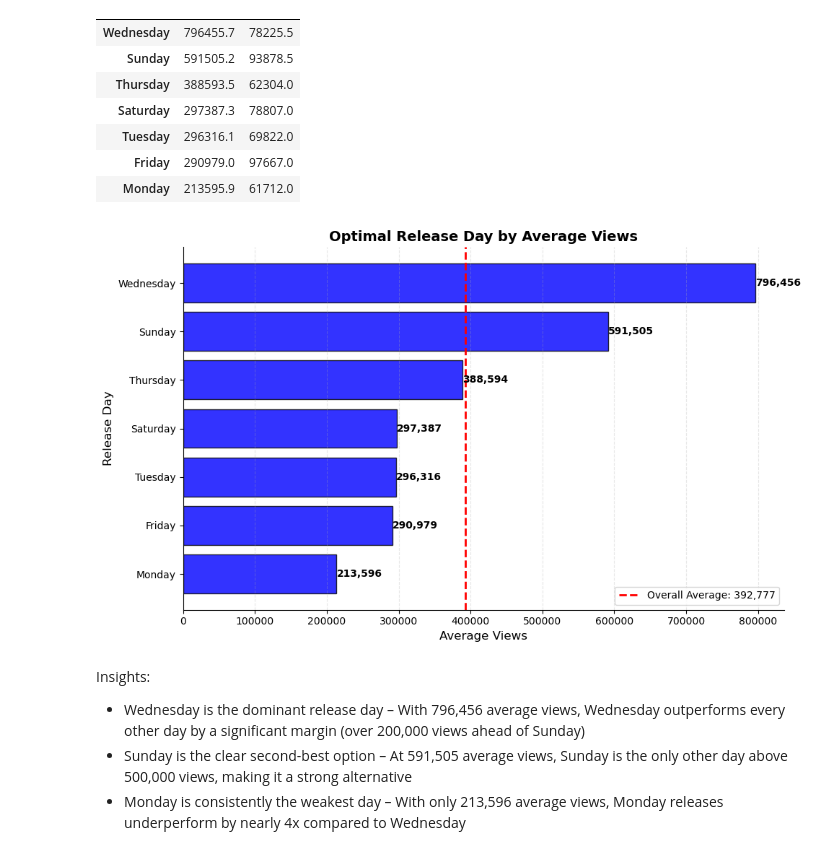
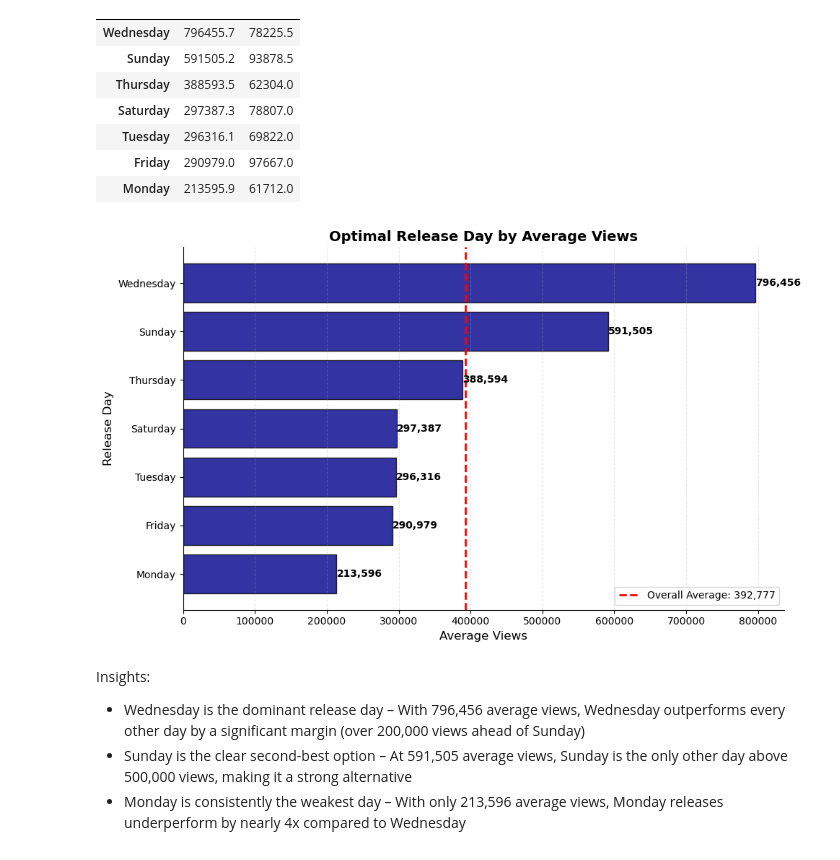
Before and after one commit to Crystalopaye/Shatta_Analytics_Project, a Jupyter notebook: Python_files/python_data_analysis/9_Optimal_Release_Day.ipynb, the cells around one changed output. Cells and saved outputs as stored; diff of their text form; code cells hidden in the pictures.

```diff
--- a/Python_files/python_data_analysis/9_Optimal_Release_Day.ipynb
+++ b/Python_files/python_data_analysis/9_Optimal_Release_Day.ipynb
@@ -59,36 +59,36 @@ df_optimal_day
 fig, ax = plt.subplots(figsize=(10, 6))
 
 # Plot horizontal bars
-bars = ax.barh(df_optimal_day.index, df_optimal_day['mean'], color='blue', edgecolor='black', alpha=0.8)
+bars = ax.barh(df_optimal_day.index, df_optimal_day['mean'], color='darkblue', edgecolor='black', alpha=0.8)
 
 # Add value labels on bars
 for i, (bar, value) in enumerate(zip(bars, df_optimal_day['mean'])):
     ax.text(value, bar.get_y() + bar.get_height()/2, f'{value:,.0f}',
             va='center', ha='left', fontsize=10, fontweight='bold')
 
 # Customize the chart
 ax.set_xlabel('Average Views', fontsize=12)
 ax.set_ylabel('Release Day', fontsize=12)
 ax.set_title('Optimal Release Day by Average Views', fontsize=14, fontweight='bold')
 ax.invert_yaxis()  # Best day at top
 ax.grid(axis='x', alpha=0.3, linestyle='--')
 
 # Despine - remove right and top spines
 ax.spines['right'].set_visible(False)
 ax.spines['top'].set_visible(False)
 
 # Add a vertical line for overall average
 overall_avg = df_merged['views'].mean()
 ax.axvline(x=overall_avg, color='red', linestyle='--', linewidth=2,
            label=f'Overall Average: {overall_avg:,.0f}')
 
 # Add legend
 ax.legend(loc='lower right')
 
 plt.tight_layout()
 plt.show()
 # %% [output]
-[figure, old version]
+[figure, new version]
 # %% [markdown]
 Insights:
 - Wednesday is the dominant release day – With 796,456 average views, Wednesday outperforms every other day by a significant margin (over 200,000 views ahead of Sunday)
```
Also changed, not shown: 2 other files.
